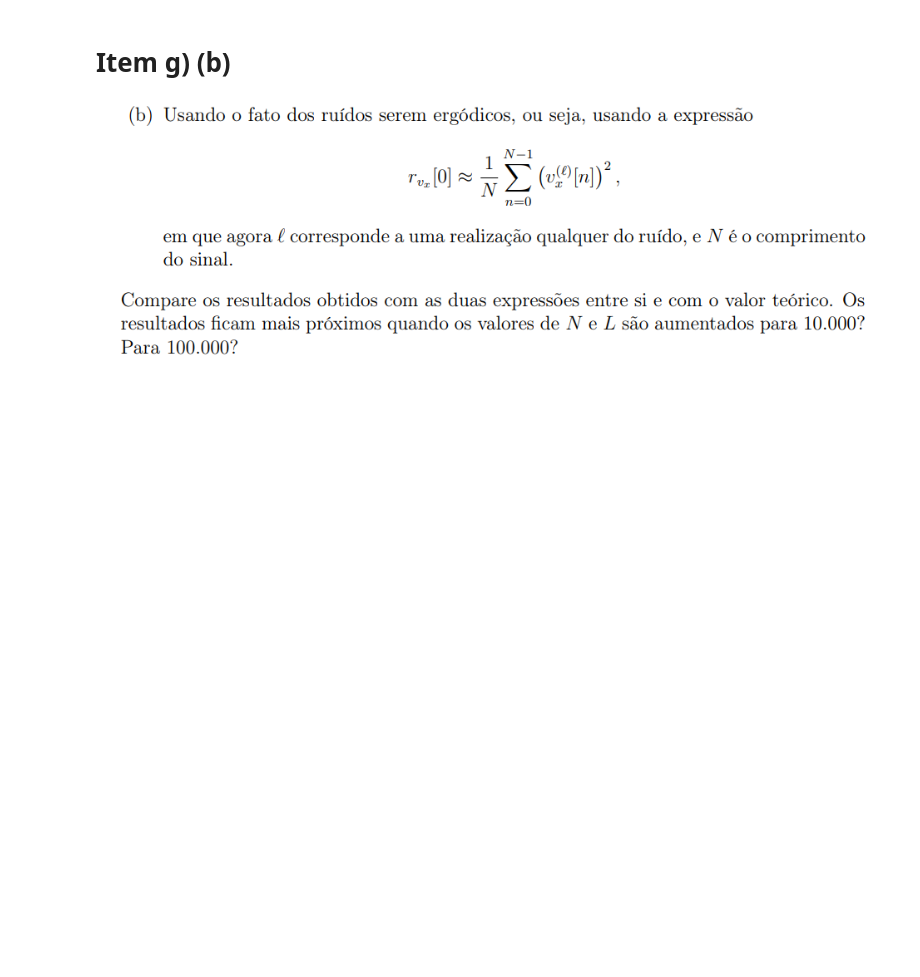
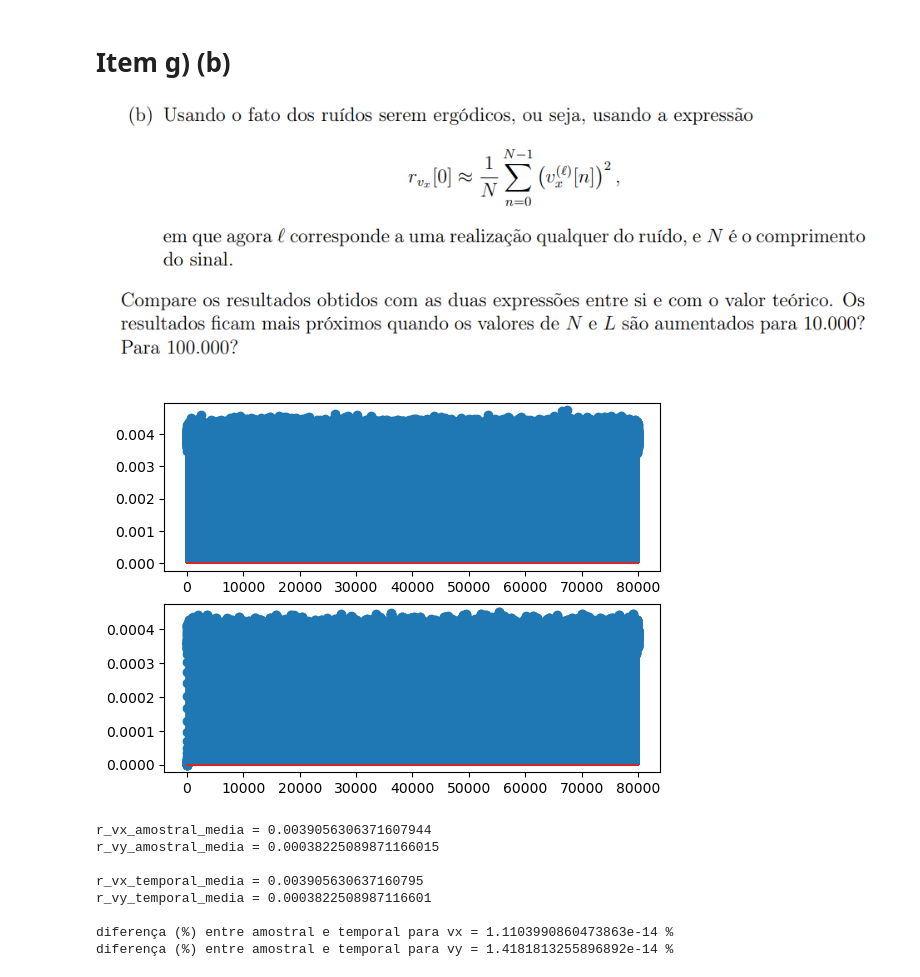
Before and after one commit to brunompasini/PSI3431-Processamento-Estatistico-de-Sinais, a Jupyter notebook: Experiencia_1_Julia.ipynb, the cells around one changed output. Cells and saved outputs as stored; diff of their text form; code cells hidden in the pictures; blank space fills up the shorter version.

```diff
--- a/Experiencia_1_Julia.ipynb
+++ b/Experiencia_1_Julia.ipynb
@@ -100,3 +151,79 @@ plot(n, x0)
 # %% [markdown]
 # Item g) (b)
 ![image.png](attachment:image.png)
+# %%
+L = 1000
+N = 80000
+n = 0:N-1
+
+r_vx_amostral = zeros(N)
+r_vy_amostral = zeros(N)
+r_vx_temporal = zeros(L) #Cada elemento corresponde ao r_vx de uma realização
+r_vy_temporal = zeros(L) #Cada elemento corresponde ao r_vx de uma realização
+
+v = sqrt(pot_v).*randn(L,N); #sigma_v = sqrt(pot_v), matriz de L linhas e N colunas. Cada linha L é uma observação do processo
+wavplay(v[1,:], fa)
+
+for l in 1:L
+    v_x = v[l, :]
+    v_y = filt(h, v_x)
+
+    r_vx_temporal[l] = sum(v_x.^2)/N
+    r_vy_temporal[l] = sum(v_y.^2)/N
+
+    r_vx_amostral = r_vx_amostral + v_x.^2
+    r_vy_amostral = r_vy_amostral + v_y.^2
+end
+
+#Cálculo da Autocorrelação Amostral (ou seja, a correlação de diversas realizações dos processos em função de N)
+r_vx_amostral = r_vx_amostral/L
+r_vy_amostral = r_vy_amostral/L
+
+subplot(211)
+stem(n, r_vx_amostral)
+
+subplot(212)
+stem(n, r_vy_amostral)
+
+r_vx_amostral_media = sum(r_vx_amostral)/N
+
+r_vy_amostral_media = sum(r_vy_amostral)/N
+
+print("\n")
+print("r_vx_amostral_media = ", r_vx_amostral_media)
+print("\n")
+print("r_vy_amostral_media = ", r_vy_amostral_media)
+print("\n")
+
+#Cálculo da Autocorrelação Temporal (ou seja, a correlação de cada realização L)
+
+#print(r_vx_temporal)
+#print("\n")
+#print(r_vy_temporal)
+
+r_vx_temporal_media = sum(r_vx_temporal)/L #Média da autocorrelação de cada realização L de vx
+
+r_vy_temporal_media = sum(r_vy_temporal)/L #Média da autocorrelação de cada realização L de vy
+
+print("\n")
+print("r_vx_temporal_media = ", r_vx_temporal_media)
+print("\n")
+print("r_vy_temporal_media = ", r_vy_temporal_media)
+print("\n")
+
+#Cálculo da diferença entre os valores
+print("\n")
+print("diferença (%) entre amostral e temporal para vx = ", ((max(r_vx_temporal_media,r_vx_amostral_media)-min(r_vx_temporal_media,r_vx_amostral_media))/max(r_vx_temporal_media,r_vx_amostral_media))*100," %")
+print("\n")
+print("diferença (%) entre amostral e temporal para vy = ", ((max(r_vy_temporal_media,r_vy_amostral_media)-min(r_vy_temporal_media,r_vy_amostral_media))/max(r_vy_temporal_media,r_vy_amostral_media))*100," %")
+print("\n")
+# %% [output]
+[figure, added]
+r_vx_amostral_media = 0.0039056306371607944
+r_vy_amostral_media = 0.00038225089871166015
+
+r_vx_temporal_media = 0.003905630637160795
+r_vy_temporal_media = 0.0003822508987116601
+
+diferença (%) entre amostral e temporal para vx = 1.1103990860473863e-14 %
+diferença (%) entre amostral e temporal para vy = 1.4181813255896892e-14 %
```
Also changed, not shown: parts of 9 cells of this notebook.
